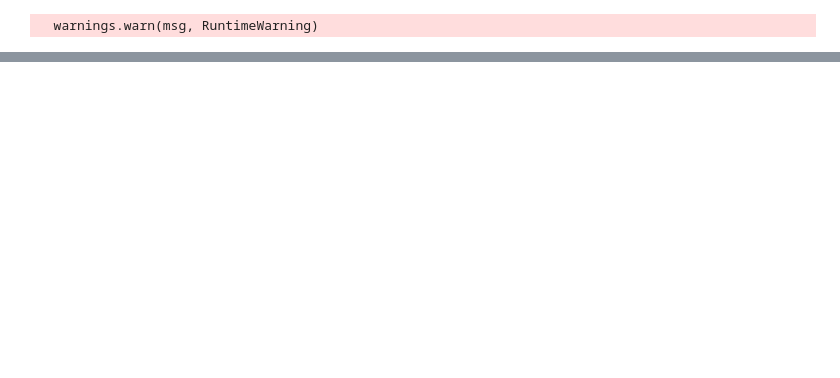
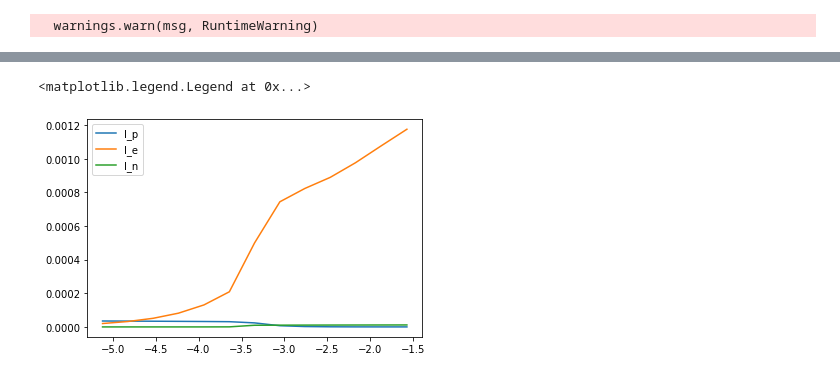
Before and after one commit to gunu0626/negative-ion, a Jupyter notebook: Fitting_test.ipynb, the cells around one changed output, grey strips where cells are left out. Cells and saved outputs as stored; diff of their text form; code cells hidden in the pictures; blank space fills up the shorter version.

```diff
--- a/Fitting_test.ipynb
+++ b/Fitting_test.ipynb
@@ -183,0 +198,9 @@ plt.show()
+# %%
+I_p_list = []
+I_e_list = []
+I_n_list = []
+
+for V in V_list:
+    I_p_list.append(I_p(V, ne1, nm1, Te1, Tp1, Tm1, Vp))
+    I_e_list.append(I_e(V, ne1, Te1, Vp))
+    I_n_list.append(I_n(V, ne1, nm1, Te1, Tm1, Vp))
@@ -183,0 +218,8 @@ plt.show()
+# %%
+plt.plot(V_list, I_p_list)
+plt.plot(V_list, I_e_list)
+plt.plot(V_list, I_n_list)
+plt.legend(['I_p', 'I_e', 'I_n'])
+# %% [output]
+<matplotlib.legend.Legend at 0x...>
+[figure, added]
```
Also changed, not shown: parts of 9 cells of this notebook.
